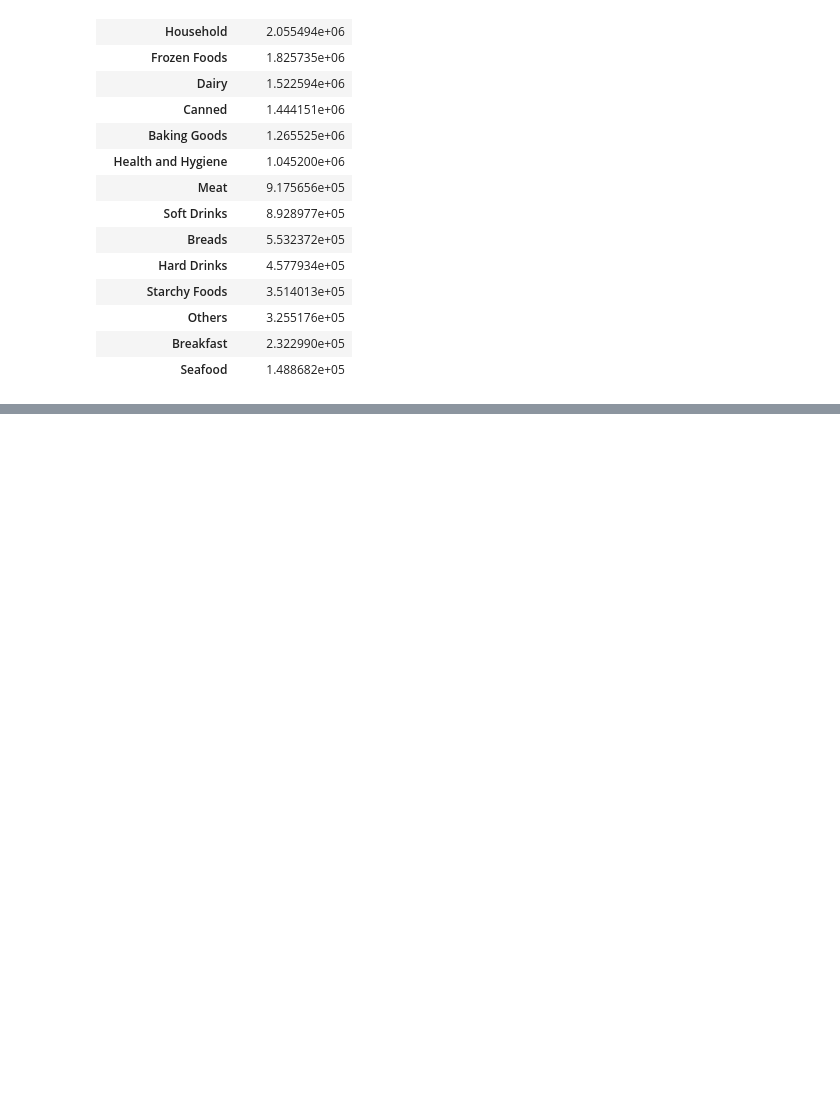
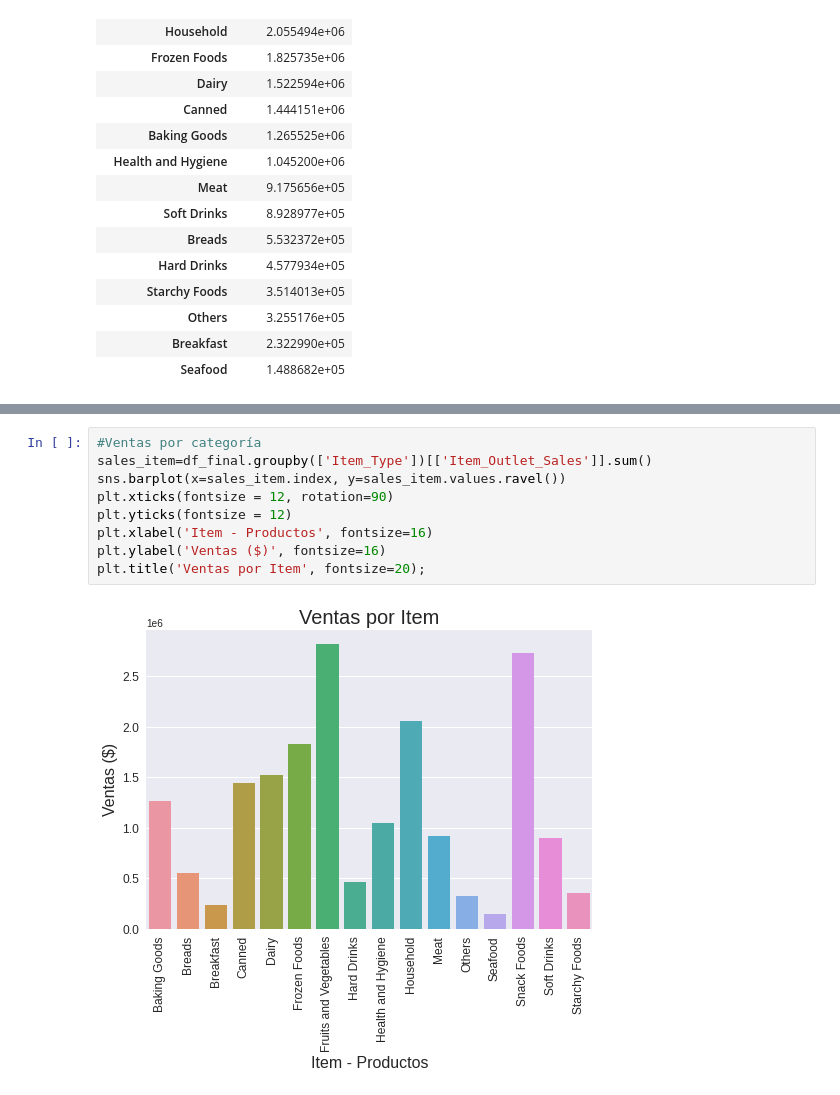
Before and after one commit to JGuarnizo/Sales-Predictions, a Jupyter notebook: Cleaning_Data.ipynb, the cells around one changed output, grey strips where cells are left out. Cells and saved outputs as stored; diff of their text form; blank space fills up the shorter version.

```diff
--- a/Cleaning_Data.ipynb
+++ b/Cleaning_Data.ipynb
@@ -374,0 +518,11 @@ df.groupby(['Item_Type'])[['Item_Outlet_Sales']].sum().sort_values(by='Item_Outl
+# %%
+#Ventas por categoría
+sales_item=df_final.groupby(['Item_Type'])[['Item_Outlet_Sales']].sum()
+sns.barplot(x=sales_item.index, y=sales_item.values.ravel())
+plt.xticks(fontsize = 12, rotation=90)
+plt.yticks(fontsize = 12)
+plt.xlabel('Item - Productos', fontsize=16)
+plt.ylabel('Ventas ($)', fontsize=16)
+plt.title('Ventas por Item', fontsize=20);
+# %% [output]
+[figure, added]
```
Also changed, not shown: parts of 33 cells of this notebook.
